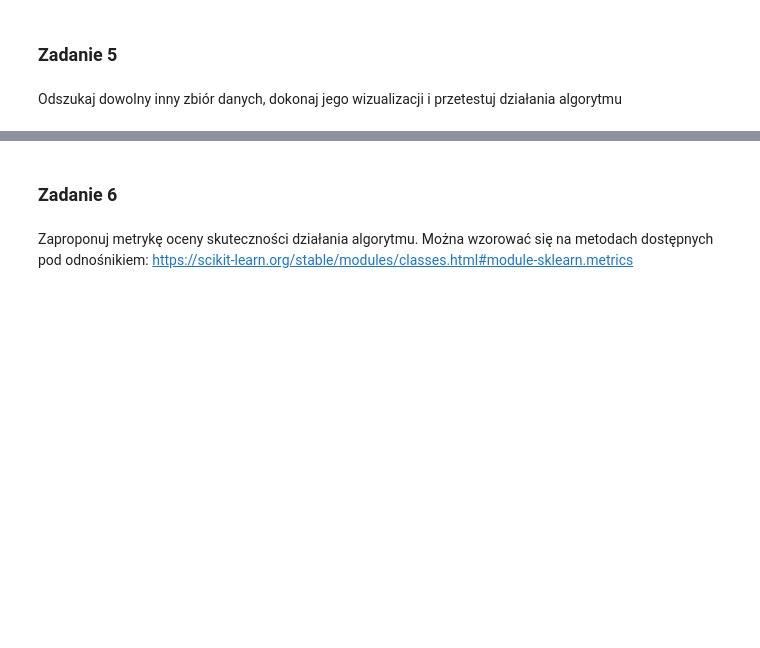
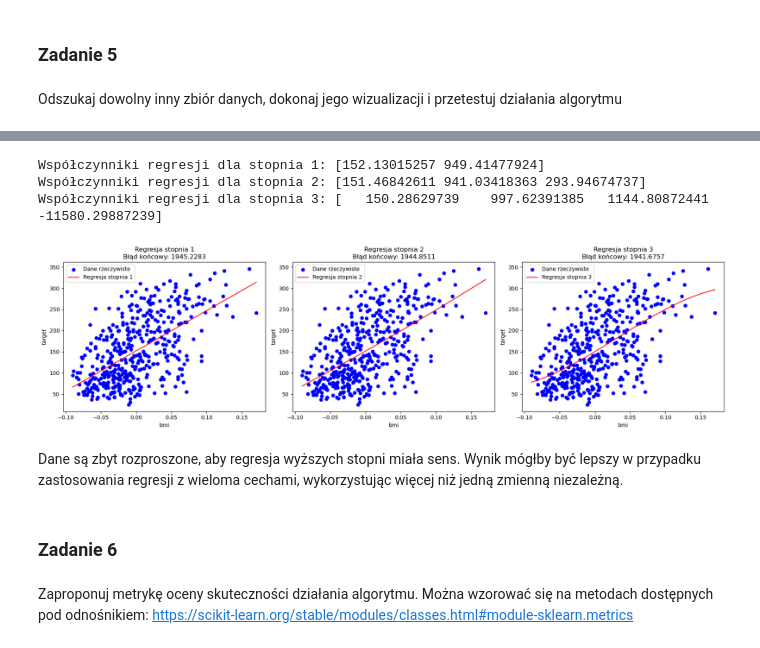
Before and after one commit to kamazur2002/pk_machine_learning, a Jupyter notebook: polynomial_regression/160803_Kamila_Zur_Polynomial_regression.ipynb, the cells around one changed output, grey strips where cells are left out. Cells and saved outputs as stored; diff of their text form; code cells hidden in the pictures; blank space fills up the shorter version.

```diff
--- a/polynomial_regression/160803_Kamila_Zur_Polynomial_regression.ipynb
+++ b/polynomial_regression/160803_Kamila_Zur_Polynomial_regression.ipynb
@@ -80,3 +251,41 @@ Odszukaj dowolny inny zbiór danych, dokonaj jego wizualizacji i przetestuj dzia
+# %%
+n_polynomials = [1, 2, 3]
+fig, axes = plt.subplots(1, 3, figsize=(18, 5))
+
+for idx, n_poly in enumerate(n_polynomials):
+    ax = axes[idx]
+    ax.scatter(X, y, color='blue', label='Dane rzeczywiste')
+
+    betas, error, X_mean, X_std = learn_and_fit(
+        X, y,
+        n_polynomial=n_poly,
+        normalize=True,
+        alpha=0.4,
+        epoch=1000,
+        threshold=0.00000001
+    )
+
+    X_plot = np.linspace(X.min(), X.max(), 200)
+    X_poly_plot = transform_to_polynomial_feature(X_plot, n_poly)
+
+    predictions = calculate_regression_function(X_poly_plot, np.array(betas[-1]))
+
+    ax.plot(X_plot, predictions, color='red', label=f'Regresja stopnia {n_poly}')
+    ax.set_title(f'Regresja stopnia {n_poly}\nBłąd końcowy: {error[-1]:.4f}')
+    ax.set_xlabel('bmi')
+    ax.set_ylabel('target')
+    ax.legend()
+    print(f"Współczynniki regresji dla stopnia {n_poly}: {betas[-1]}")
+
+plt.tight_layout()
+plt.show()
+# %% [output]
+Współczynniki regresji dla stopnia 1: [152.13015257 949.41477924]
+Współczynniki regresji dla stopnia 2: [151.46842611 941.03418363 293.94674737]
+Współczynniki regresji dla stopnia 3: [   150.28629739    997.62391385   1144.80872441 -11580.29887239]
+[figure, added]
+# %% [markdown]
+Dane są zbyt rozproszone, aby regresja wyższych stopni miała sens. Wynik mógłby być lepszy w przypadku zastosowania regresji z wieloma cechami, wykorzystując więcej niż jedną zmienną niezależną.
 # %% [markdown]
 ### Zadanie 6
 # %% [markdown]
```
Also changed, not shown: parts of 18 cells of this notebook.
